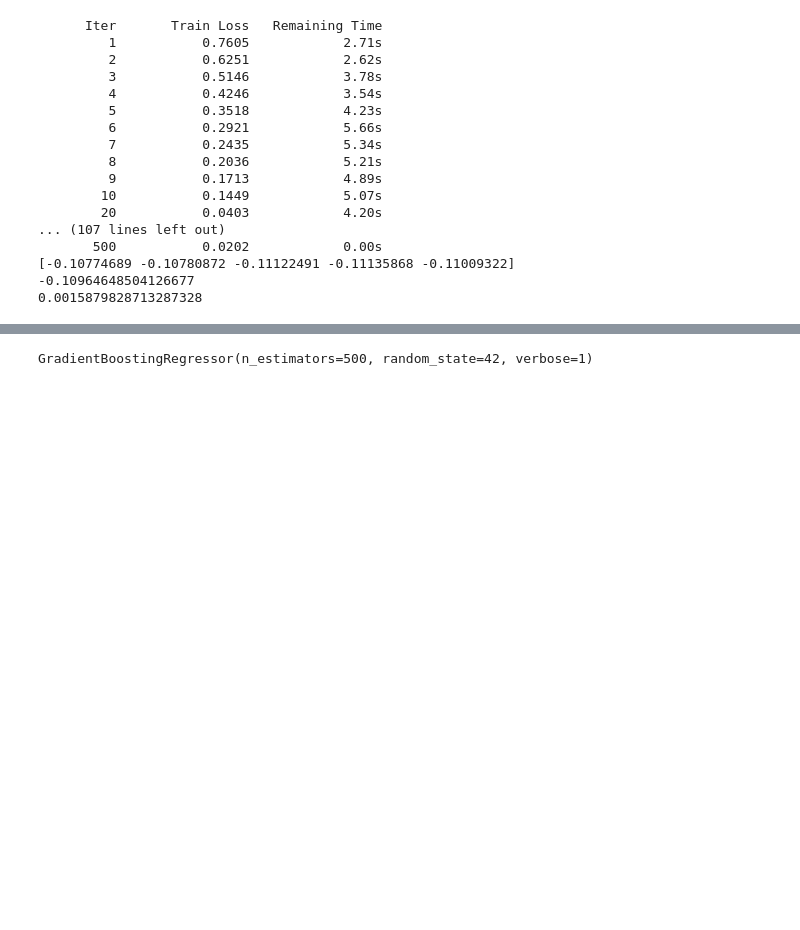
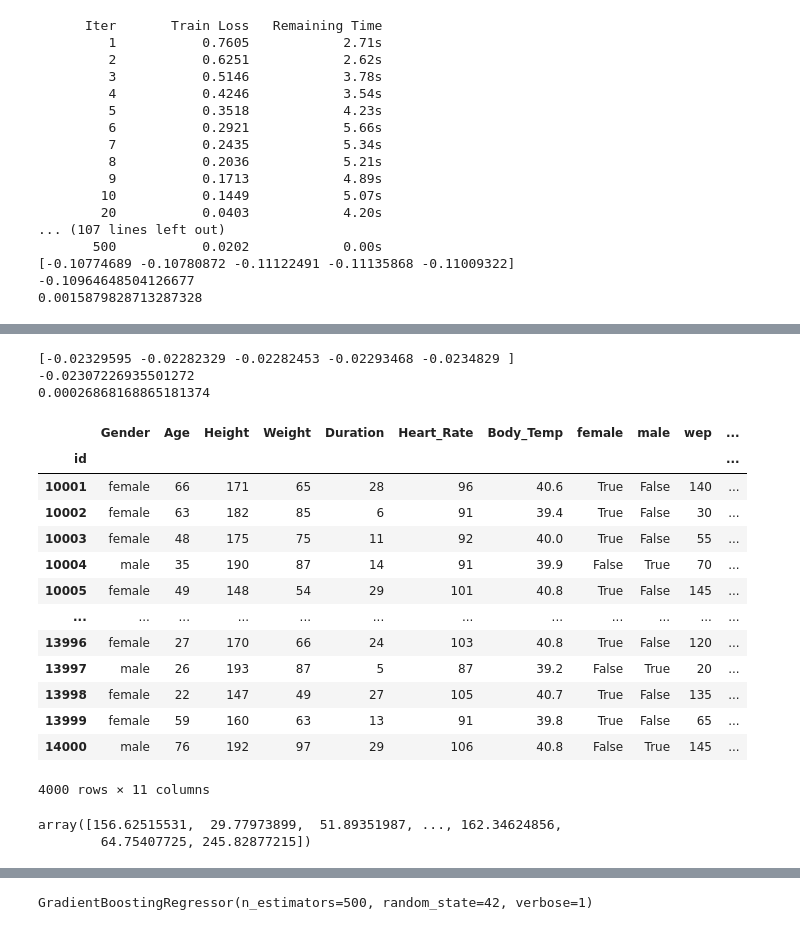
Before and after one commit to NicoUIcreator/WaynessMarketing, a Jupyter notebook: jupiters/presentacion.ipynb, the cells around one changed output, grey strips where cells are left out. Cells and saved outputs as stored; diff of their text form; code cells hidden in the pictures; blank space fills up the shorter version.

```diff
--- a/jupiters/presentacion.ipynb
+++ b/jupiters/presentacion.ipynb
@@ -429,0 +533,29 @@ print(results_cv.std())
+# %%
+from sklearn.model_selection import cross_val_score
+
+results_cv = cross_val_score(xgb_model, Xscal, (yLog), cv=5, scoring="neg_mean_absolute_error")
+print(results_cv)
+print(results_cv.mean())
+print(results_cv.std())
+# %% [output]
+[-0.02329595 -0.02282329 -0.02282453 -0.02293468 -0.0234829 ]
+-0.02307226935501272
+0.00026868168865181374
+# %%
+dfTestPuntos = pd.read_csv("../dataLimpio/dfTestPuntos.csv", index_col="id")
+dfTestPuntos
+# %% [output]
+|  | Gender | Age | Height | Weight | Duration | Heart_Rate | Body_Temp | female | male | wep | ... |
+| id |  |  |  |  |  |  |  |  |  |  | ... |
+| 10001 | female | 66 | 171 | 65 | 28 | 96 | 40.6 | True | False | 140 | ... |
+| 10002 | female | 63 | 182 | 85 | 6 | 91 | 39.4 | True | False | 30 | ... |
+| 10003 | female | 48 | 175 | 75 | 11 | 92 | 40.0 | True | False | 55 | ... |
+| 10004 | male | 35 | 190 | 87 | 14 | 91 | 39.9 | False | True | 70 | ... |
+| 10005 | female | 49 | 148 | 54 | 29 | 101 | 40.8 | True | False | 145 | ... |
+| ... | ... | ... | ... | ... | ... | ... | ... | ... | ... | ... | ... |
+| 13996 | female | 27 | 170 | 66 | 24 | 103 | 40.8 | True | False | 120 | ... |
+| 13997 | male | 26 | 193 | 87 | 5 | 87 | 39.2 | False | True | 20 | ... |
+| 13998 | female | 22 | 147 | 49 | 27 | 105 | 40.7 | True | False | 135 | ... |
+| 13999 | female | 59 | 160 | 63 | 13 | 91 | 39.8 | True | False | 65 | ... |
+| 14000 | male | 76 | 192 | 97 | 29 | 106 | 40.8 | False | True | 145 | ... |
+4000 rows × 11 columns
@@ -429,0 +569,5 @@ print(results_cv.std())
+# %%
+y_pred
+# %% [output]
+array([156.62515531,  29.77973899,  51.89351987, ..., 162.34624856,
+        64.75407725, 245.82877215])
```
Also changed, not shown: parts of 35 cells of this notebook, 24 other files.
